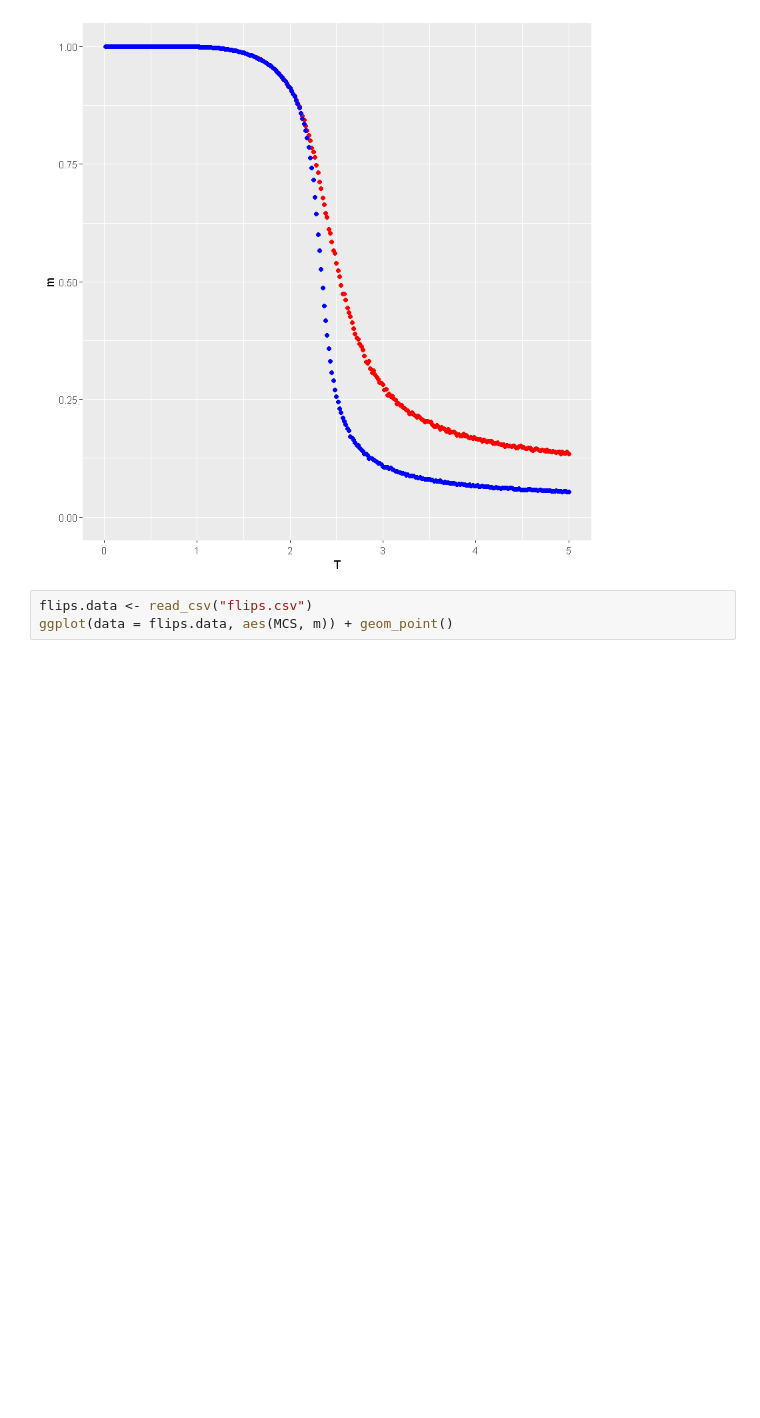
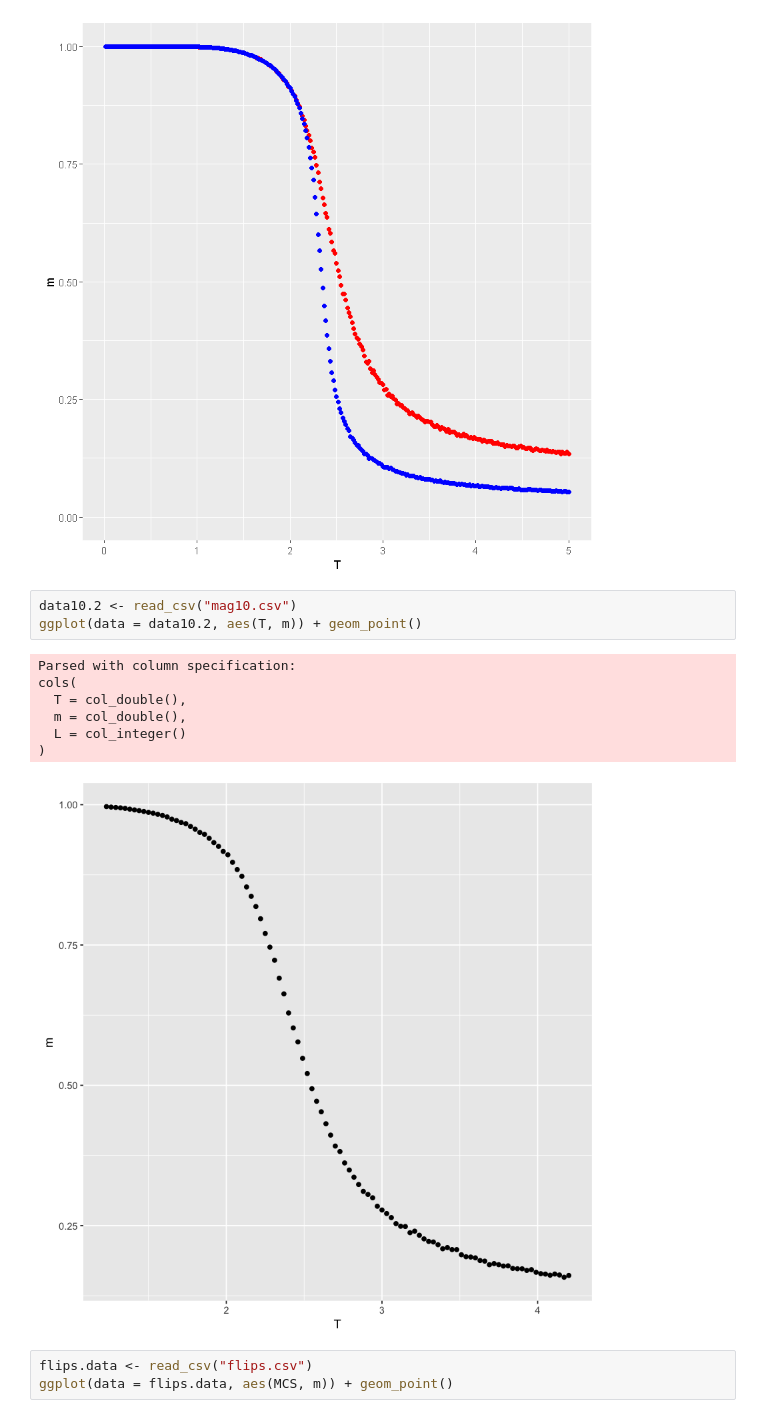
Before and after one commit to Squaess/StatisticalPhysics, a Jupyter notebook: ising_model/plot_results.ipynb, the cells around one changed output. Drawn from its saved outputs; the diff is of its cells as text; blank space fills up the shorter version.

```diff
--- a/ising_model/plot_results.ipynb
+++ b/ising_model/plot_results.ipynb
@@ -43,6 +39,17 @@ ggplot() + geom_point(data = data10, aes(T, m), color="red") + geom_point(data =
 # %% [output]
 [figure]
 [figure]
+# %%
+data10.2 <- read_csv("mag10.csv")
+ggplot(data = data10.2, aes(T, m)) + geom_point()
+# %% [output]
+Parsed with column specification:
+cols(
+  T = col_double(),
+  m = col_double(),
+  L = col_integer()
+)
+[figure, added]
 # %%
 flips.data <- read_csv("flips.csv")
 ggplot(data = flips.data, aes(MCS, m)) + geom_point()
```
Also changed, not shown: parts of 7 cells of this notebook, 25 other files.
